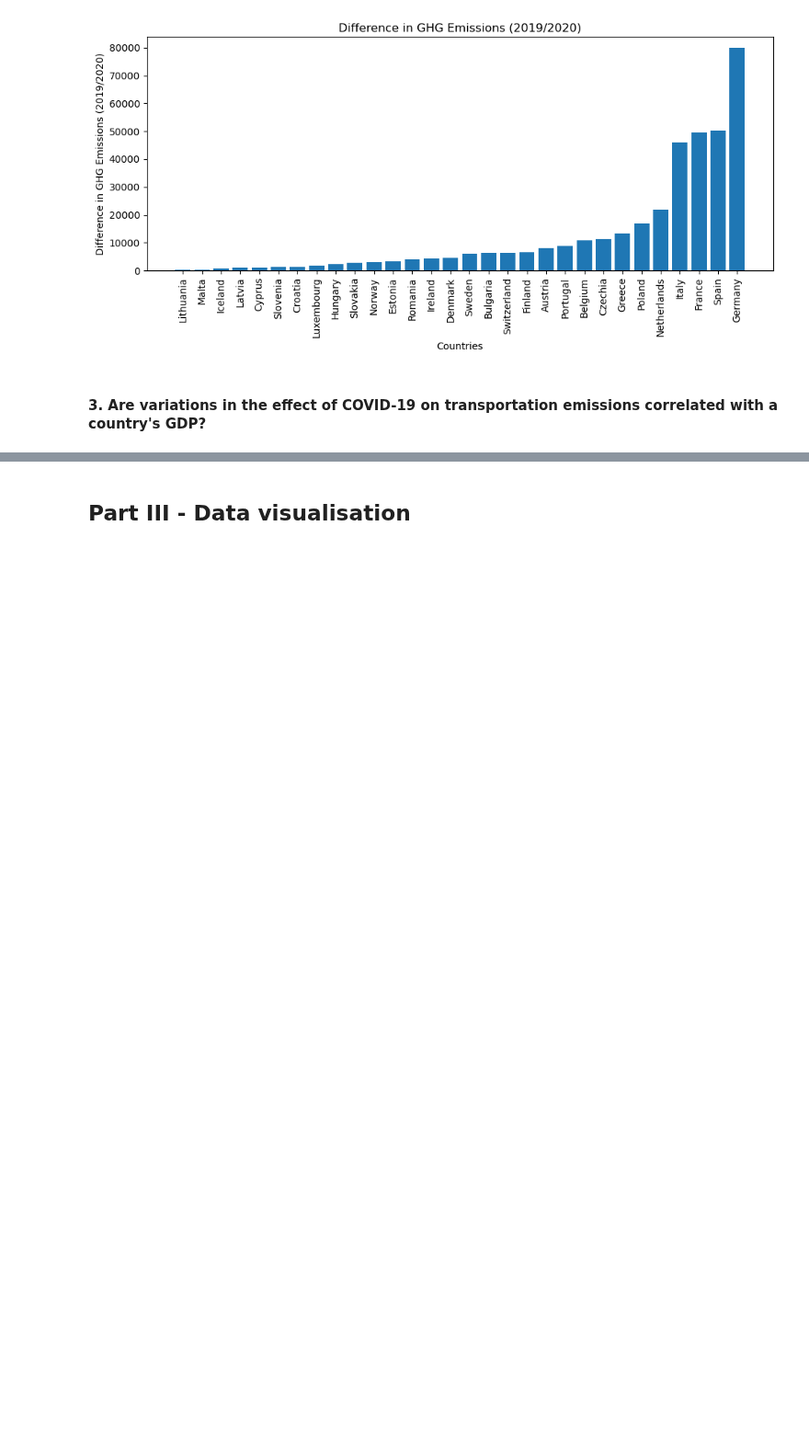
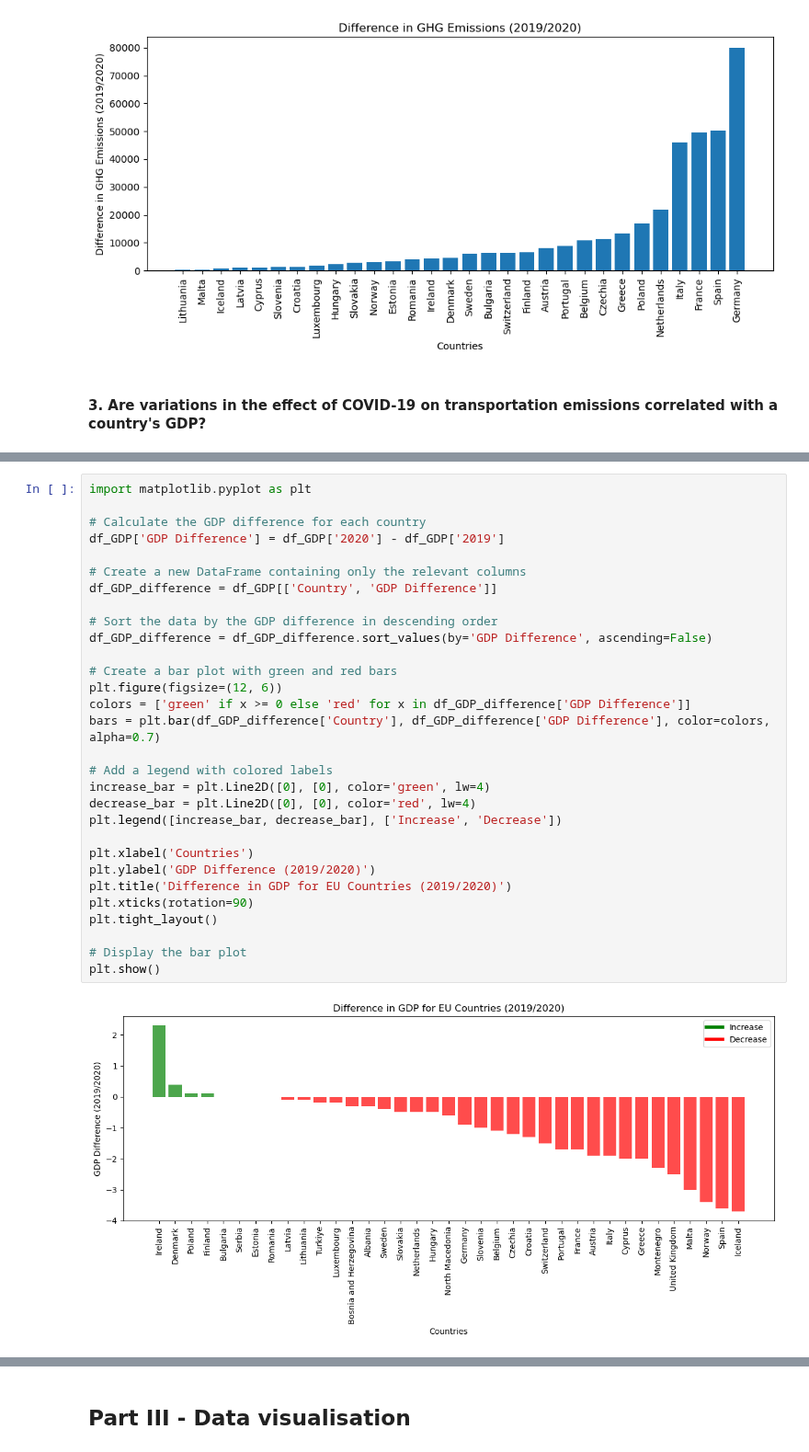
Before and after one commit to HHappy7/TIL6010-GroupProject, a Jupyter notebook: GroupProject-Layout.ipynb, the cells around one changed output, grey strips where cells are left out. Shown at 92% size. Cells and saved outputs as stored; diff of their text form; blank space fills up the shorter version.

```diff
--- a/GroupProject-Layout.ipynb
+++ b/GroupProject-Layout.ipynb
@@ -308,0 +326,32 @@ KeyError: 'Country'
+# %%
+import matplotlib.pyplot as plt
+
+# Calculate the GDP difference for each country
+df_GDP['GDP Difference'] = df_GDP['2020'] - df_GDP['2019']
+
+# Create a new DataFrame containing only the relevant columns
+df_GDP_difference = df_GDP[['Country', 'GDP Difference']]
+
+# Sort the data by the GDP difference in descending order
+df_GDP_difference = df_GDP_difference.sort_values(by='GDP Difference', ascending=False)
+
+# Create a bar plot with green and red bars
+plt.figure(figsize=(12, 6))
+colors = ['green' if x >= 0 else 'red' for x in df_GDP_difference['GDP Difference']]
+bars = plt.bar(df_GDP_difference['Country'], df_GDP_difference['GDP Difference'], color=colors, alpha=0.7)
+
+# Add a legend with colored labels
+increase_bar = plt.Line2D([0], [0], color='green', lw=4)
+decrease_bar = plt.Line2D([0], [0], color='red', lw=4)
+plt.legend([increase_bar, decrease_bar], ['Increase', 'Decrease'])
+
+plt.xlabel('Countries')
+plt.ylabel('GDP Difference (2019/2020)')
+plt.title('Difference in GDP for EU Countries (2019/2020)')
+plt.xticks(rotation=90)
+plt.tight_layout()
+
+# Display the bar plot
+plt.show()
+# %% [output]
+[figure, added]
```
Also changed, not shown: parts of 5 cells of this notebook.
